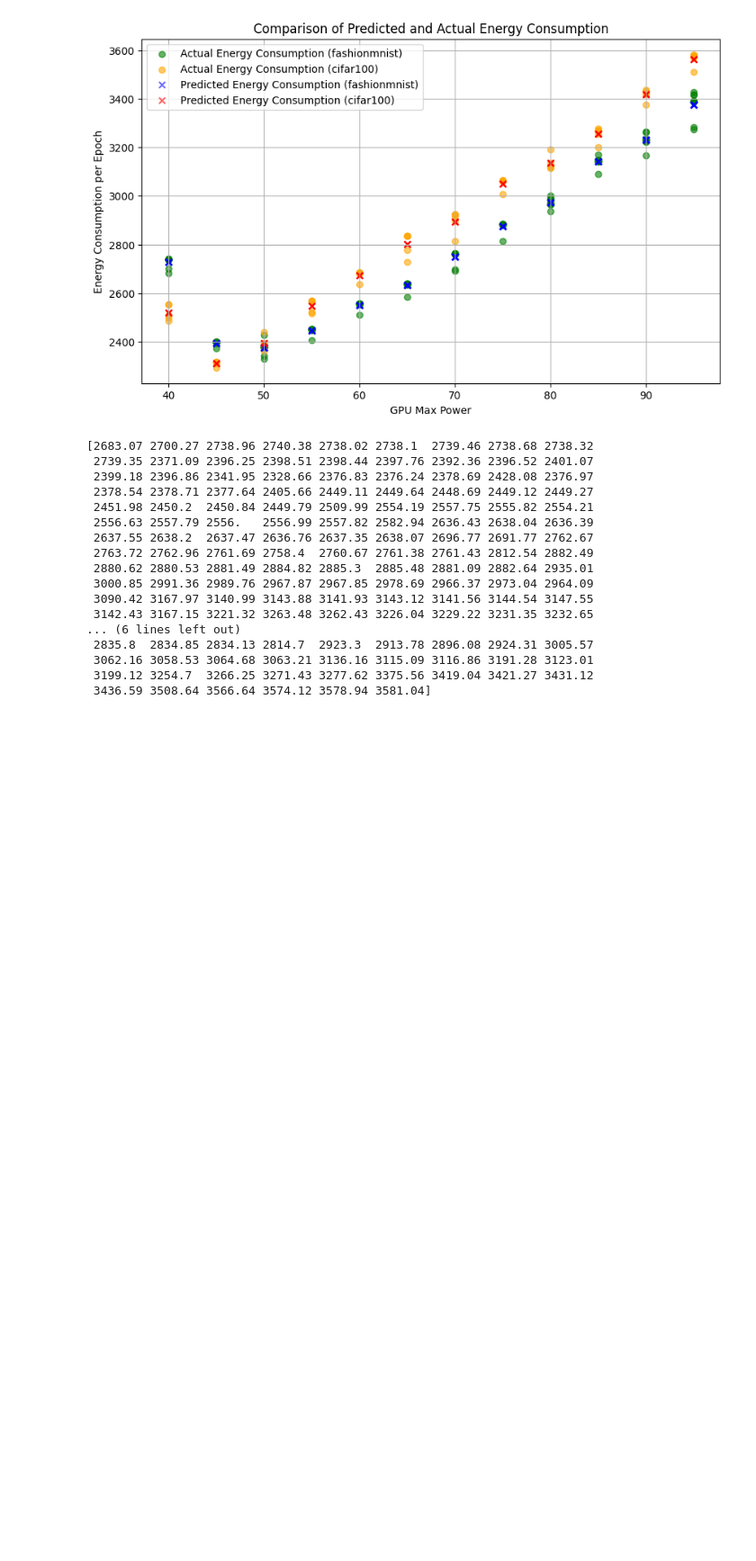
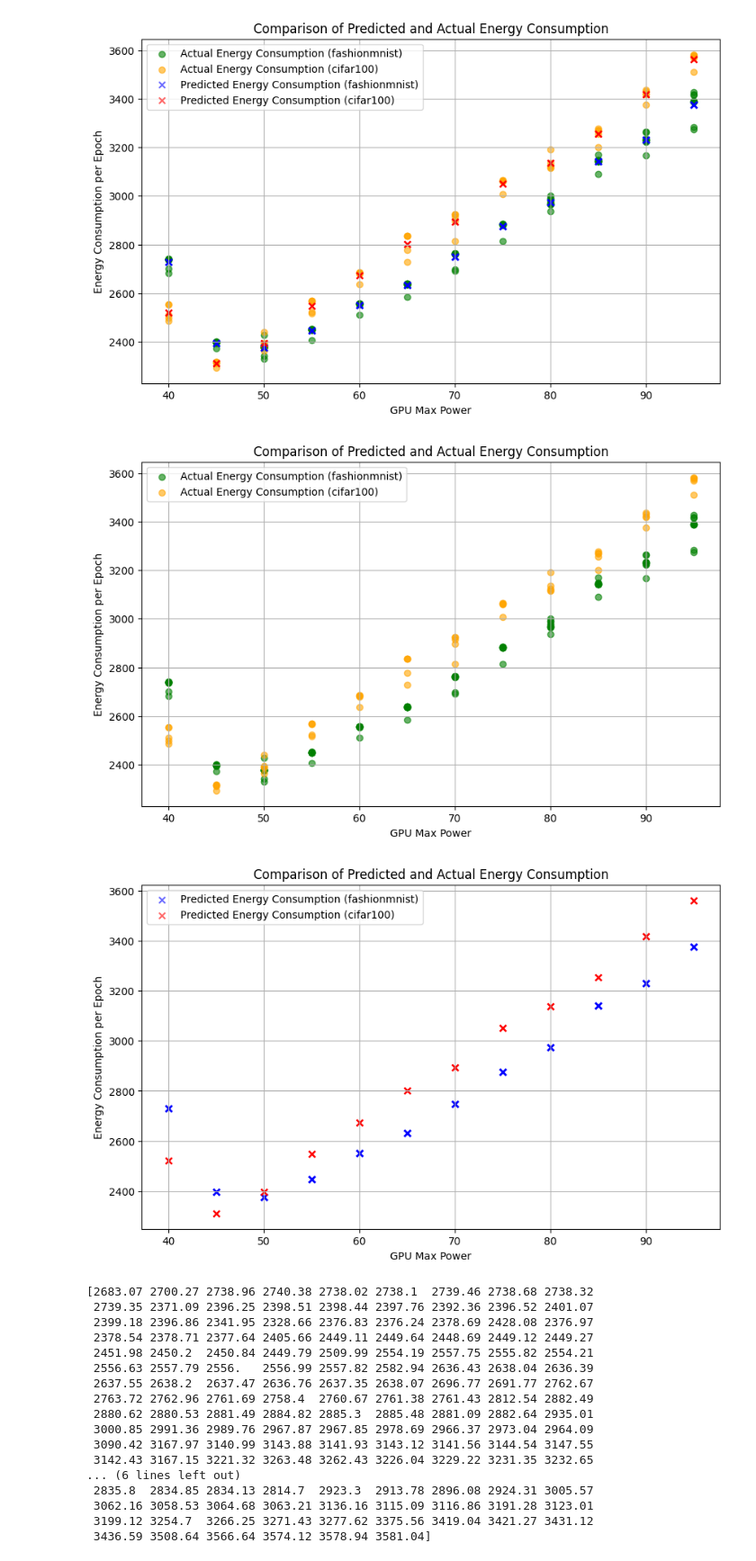
Before and after one commit to dtjgp/GreenAI, a Jupyter notebook: PVWatts/code/PowerLimit_EnergyConsump_Combined.ipynb, the cells around one changed output. Shown at 90% size. Saved outputs shown, nothing was run; the diff lists cells and outputs as text; code cells hidden in the pictures; blank space fills up the shorter version.

```diff
--- a/PVWatts/code/PowerLimit_EnergyConsump_Combined.ipynb
+++ b/PVWatts/code/PowerLimit_EnergyConsump_Combined.ipynb
@@ -15,2 +16,9 @@ from sklearn.metrics import mean_squared_error, mean_absolute_error
 # %% [markdown]
 ### 1. Combine the two datasets into one dataset
+# %%
+cur_dir = os.getcwd()
+# get the parent directory
+parent_dir = os.path.dirname(cur_dir)
+# get the data directory
+data_dir = os.path.join(parent_dir, 'Data/alexnet/CombinedInfo')
+data_dir
@@ -17,7 +27,10 @@ from sklearn.metrics import mean_squared_error, mean_absolute_error
+# %%
+filepath_f = os.path.join(data_dir, 'EpochEnergy_f.csv')
+filepath_c = os.path.join(data_dir, 'EpochEnergy_c.csv')
 # %%
 # load the data
-EpochEnergy_f = pd.read_csv('EpochEnergy_f.csv')
-EpochEnergy_c = pd.read_csv('EpochEnergy_c.csv')
+EpochEnergy_f = pd.read_csv(filepath_f)
+EpochEnergy_c = pd.read_csv(filepath_c)
 print(EpochEnergy_f.head())
 print('*'*50)
 print(EpochEnergy_c.head())
@@ -147,6 +160,33 @@ plt.grid(True)
 plt.show()
 # %% [output]
 [figure]
+# %%
+plt.figure(figsize=(10, 6))
+plt.scatter(X_long_f, Y_long_f, label='Actual Energy Consumption (fashionmnist)', color='green', alpha=0.6)
+plt.scatter(X_long_c, Y_long_c, label='Actual Energy Consumption (cifar100)', color='orange', alpha=0.6)
+# plt.scatter(X_long_f, Y_pred_long_f, label='Predicted Energy Consumption (fashionmnist)', color='blue', alpha=0.6, marker='x')
+# plt.scatter(X_long_c, Y_pred_long_c, label='Predicted Energy Consumption (cifar100)', color='red', alpha=0.6, marker='x')
+plt.xlabel('GPU Max Power')
+plt.ylabel('Energy Consumption per Epoch')
+plt.title('Comparison of Predicted and Actual Energy Consumption')
+plt.legend()
+plt.grid(True)
+plt.show()
+
+plt.figure(figsize=(10, 6))
+# plt.scatter(X_long_f, Y_long_f, label='Actual Energy Consumption (fashionmnist)', color='green', alpha=0.6)
+# plt.scatter(X_long_c, Y_long_c, label='Actual Energy Consumption (cifar100)', color='orange', alpha=0.6)
+plt.scatter(X_long_f, Y_pred_long_f, label='Predicted Energy Consumption (fashionmnist)', color='blue', alpha=0.6, marker='x')
+plt.scatter(X_long_c, Y_pred_long_c, label='Predicted Energy Consumption (cifar100)', color='red', alpha=0.6, marker='x')
+plt.xlabel('GPU Max Power')
+plt.ylabel('Energy Consumption per Epoch')
+plt.title('Comparison of Predicted and Actual Energy Consumption')
+plt.legend()
+plt.grid(True)
+plt.show()
+# %% [output]
+[figure, added]
+[figure, added]
 # %%
 print(Y_long_f)
 print('*'*50)
```
Also changed, not shown: parts of 10 cells of this notebook, 5 other files.
